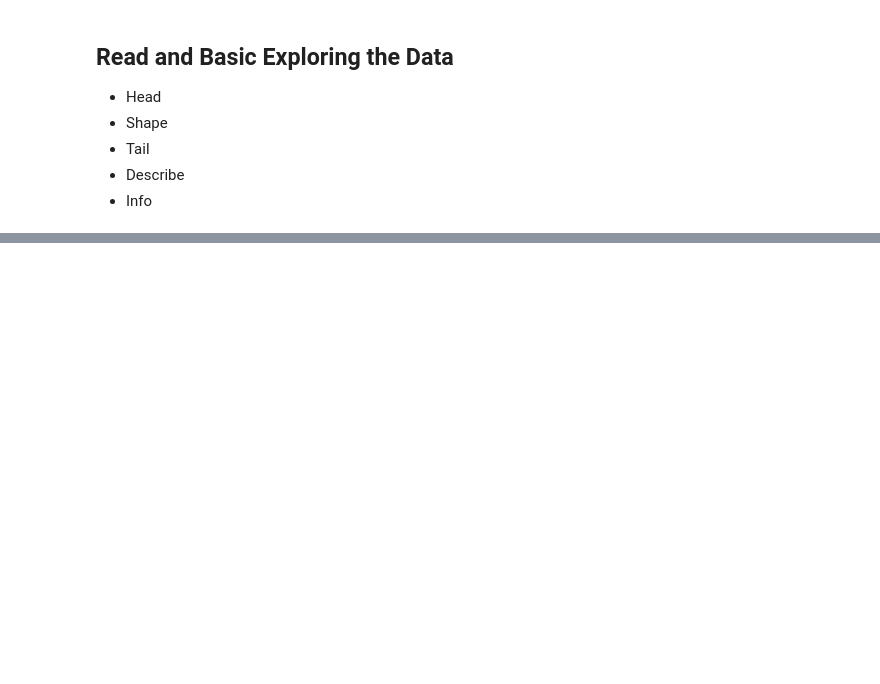
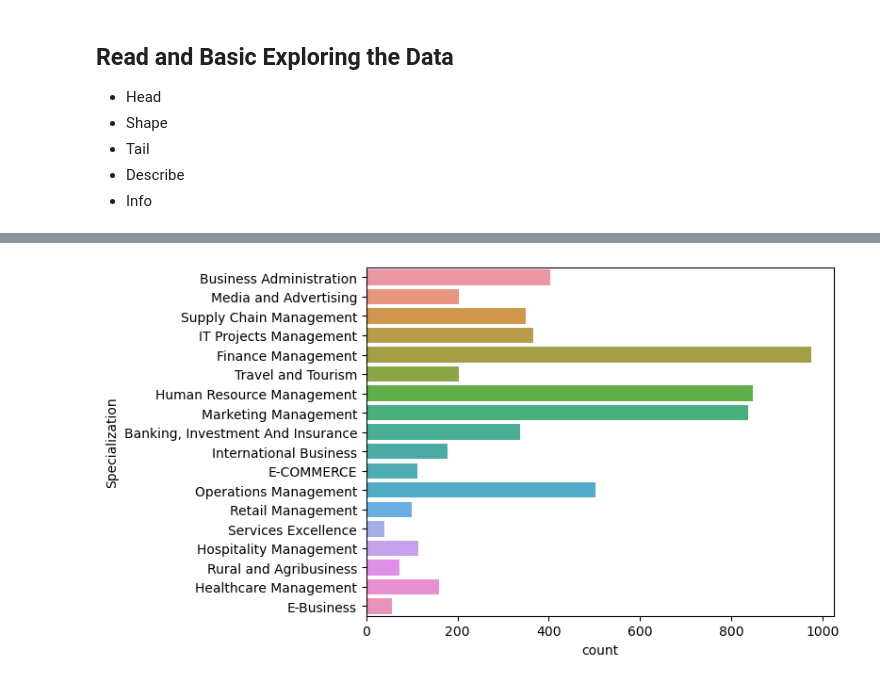
Before and after one commit to Asceticadarsh/lead_scoring_case_study, a Jupyter notebook: lead_scoring_case_study.ipynb, the cells around one changed output, grey strips where cells are left out. Drawn from its saved outputs; the diff is of its cells as text; code cells hidden in the pictures; blank space fills up the shorter version.

Commit message:
final_files_of_case_study

```diff
--- a/lead_scoring_case_study.ipynb
+++ b/lead_scoring_case_study.ipynb
@@ -52,0 +130,7 @@ data.tail()
+# %%
+# Handling "Select" which is present most of the categorical Columns
+df = df.replace("Select",np.nan)
+# %%
+# Now checking missing values %age of columns
+nan_count = dict(round((df.isnull().sum()/len(df))*100,2))
+print(round((df.isnull().sum()/len(df))*100,2))
@@ -52,0 +155,4 @@ data.tail()
+# %%
+# Removing columns which has more than 40% missing values
+drop_col =[col for col in nan_count if nan_count[col] > 40]
+df = df.drop(columns=drop_col)
@@ -52,0 +195,3 @@ data.tail()
+# %%
+# Mumbai is present most in our case so we replace missing values with mode("mumbai")
+df["City"]= df["City"].replace(np.nan,"Mumbai")
@@ -52,0 +244,6 @@ data.tail()
+# %%
+# visualize specialization column
+sns.countplot(y=df.Specialization)
+plt.show()
+# %% [output]
+[figure, added]
```
Also changed, not shown: parts of 131 cells of this notebook.
